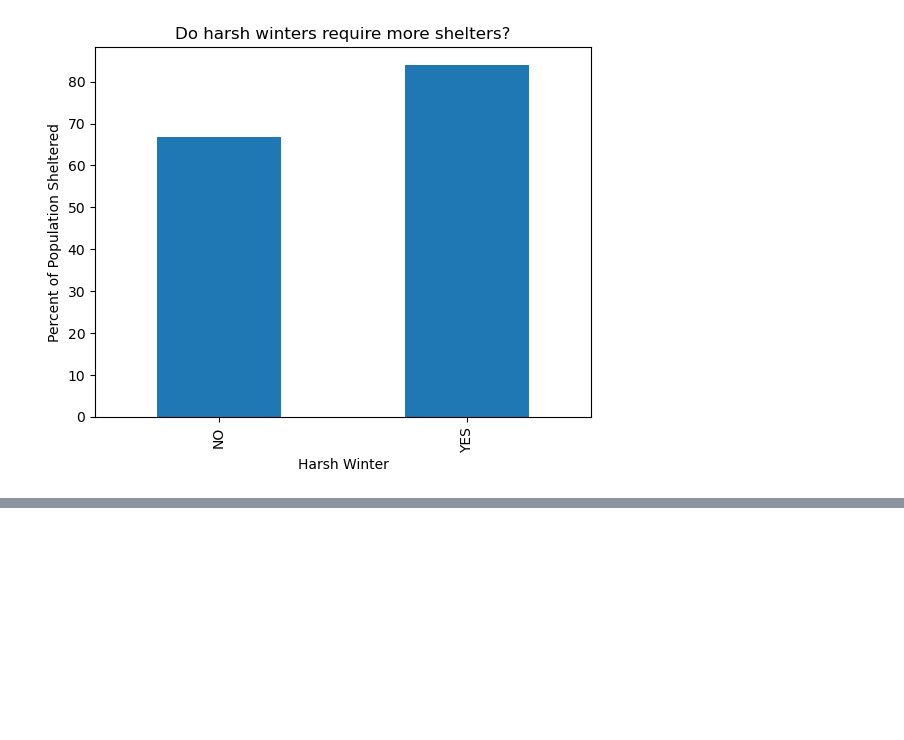
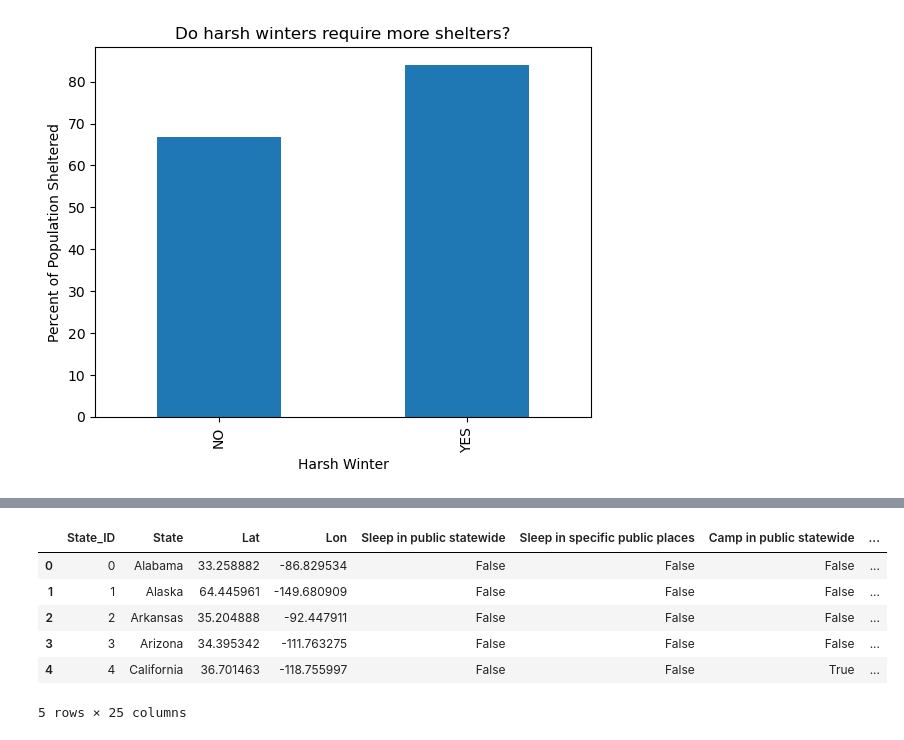
Before and after one commit to JamieKawaguchi/Homelessness-Group-Project-Final, a Jupyter notebook: FinalMerge_ATTEMPT_01.ipynb, the cells around one changed output, grey strips where cells are left out. Saved outputs shown, nothing was run; the diff lists cells and outputs as text; code cells hidden in the pictures; blank space fills up the shorter version.

```diff
--- a/FinalMerge_ATTEMPT_01.ipynb
+++ b/FinalMerge_ATTEMPT_01.ipynb
@@ -799,0 +961,30 @@ plt.show()
+# %%
+# Rename columns to be more intelligible to readers
+
+homeless_states = homeless_states.rename(columns={
+                                                 'Sleeping in public state- wide':'Sleep in public statewide',
+                                                 'Sleeping in particular public places':'Sleep in specific public places',
+                                                 'Camping in public state- wide':'Camp in public statewide',
+                                                 'Camping in particular public places': 'Camp in specific public places',
+                                                 'Sitting/lying in particular public places':'Lying in specific public places',
+                                                 'Lodging, living, or sleeping in vehicles (or parking a vehicle used as a lodging / living accom- modation)': 'Sleep/live in vehicle',
+                                                 'Loitering / Loafing / Vagrancy state-wide' : 'Loitering statewide',
+                                                 'Loitering / Loafing in particular public places': 'Loiter in specific public places',
+                                                 'Standing in Roadway':'Standing in road',
+                                                 'Panhandling in public places state- wide':'Panhandling statewide',
+                                                 'Panhandling in particular public places':'Panhandling in specific public places',
+                                                 'Total':'TotalPopulation'})
+# Create ChronicPer10k column to measure chronic homeless population per 10,000 residents
+homeless_states['ChronicPer10k'] = \
+    homeless_states['Per10kResidents'] * homeless_states['ChronicallyHomeless'] / homeless_states['TotalPopulation']
+# Print first five rows of dataframe with renamed columns
+
+homeless_states.head()
+# %% [output]
+|  | State_ID | State | Lat | Lon | Sleep in public statewide | Sleep in specific public places | Camp in public statewide | ... |
+| 0 | 0 | Alabama | 33.258882 | -86.829534 | False | False | False | ... |
+| 1 | 1 | Alaska | 64.445961 | -149.680909 | False | False | False | ... |
+| 2 | 2 | Arkansas | 35.204888 | -92.447911 | False | False | False | ... |
+| 3 | 3 | Arizona | 34.395342 | -111.763275 | False | False | False | ... |
+| 4 | 4 | California | 36.701463 | -118.755997 | False | False | True | ... |
+5 rows × 25 columns
```
Also changed, not shown: parts of 10 cells of this notebook, 3 other files.
